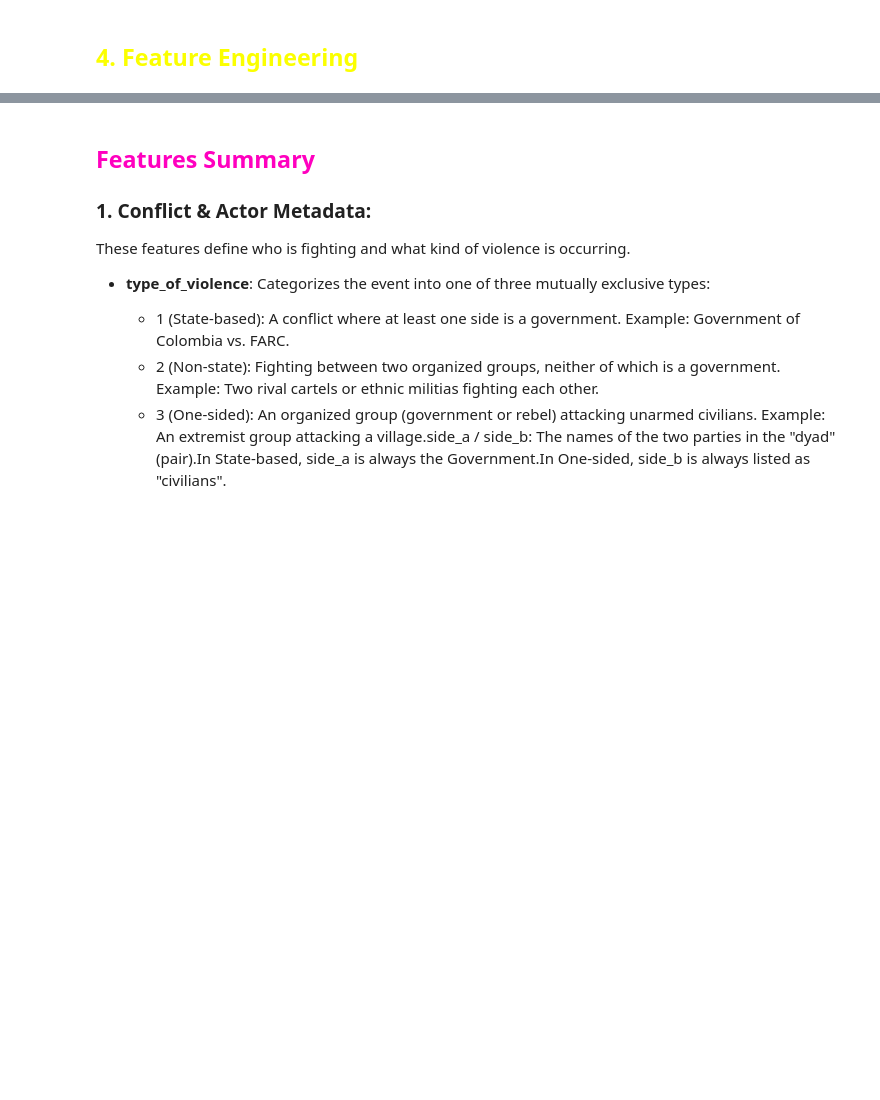
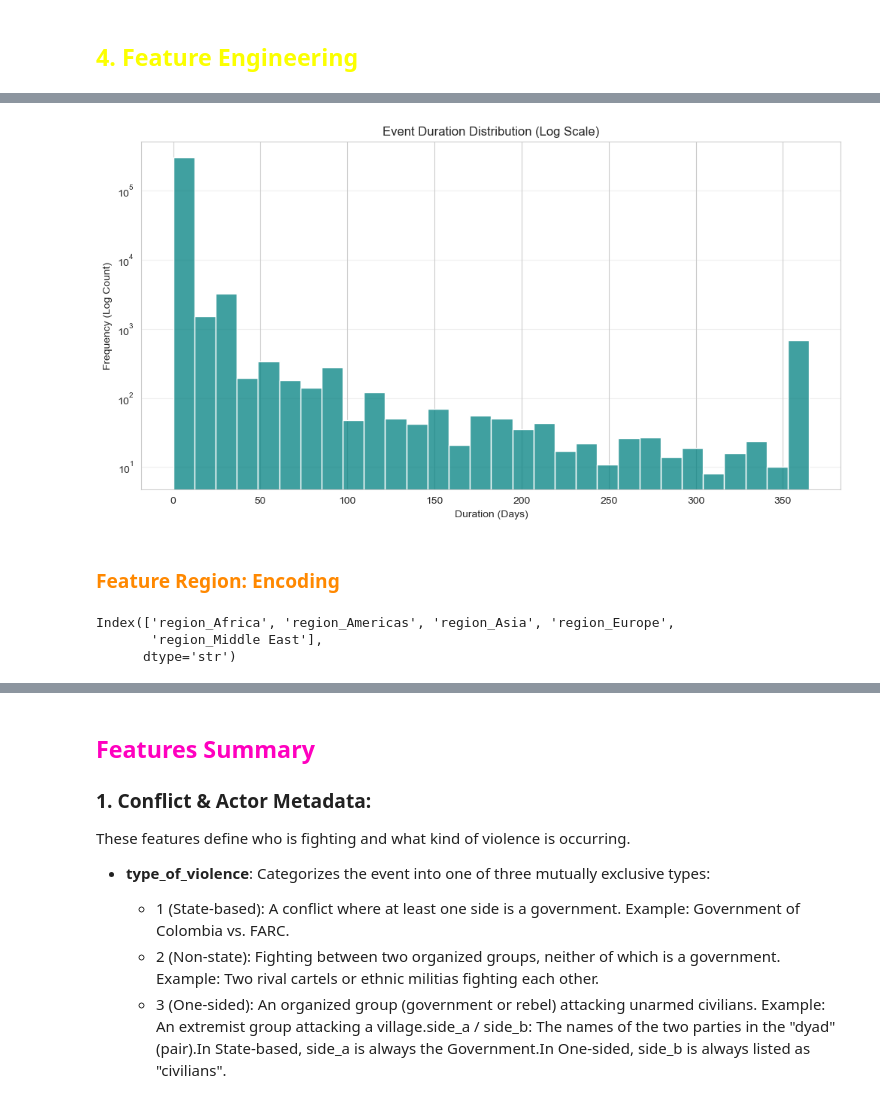
Before and after one commit to Lourdes-Tolotto/CEIA_Analisis_de_datos, a Jupyter notebook: Ejercicios/Ejercicios Grupales/Ejercicio Grupal 2.ipynb, the cells around one changed output, grey strips where cells are left out. Saved outputs shown, nothing was run; the diff lists cells and outputs as text; code cells hidden in the pictures; blank space fills up the shorter version.

```diff
--- a/Ejercicios/Ejercicios Grupales/Ejercicio Grupal 2.ipynb
+++ b/Ejercicios/Ejercicios Grupales/Ejercicio Grupal 2.ipynb
@@ -1223,0 +1237,25 @@ plt.show()
+# %%
+df_train4 = df_train3.copy()
+
+# We need to convert date_start and date_end to datetime first
+df_train4['date_start'] = pd.to_datetime(df_train['date_start'], errors='coerce')
+df_train4['date_end'] = pd.to_datetime(df_train['date_end'], errors='coerce')
+
+# Event Duration: date_end - date_start
+df_train4['event_duration'] = (df_train4['date_end'] - df_train4['date_start']).dt.days
+
+# Bool feature for precise location (where_prec)
+# We consider 1 and 2 as precise based on the codebook
+df_train4['is_precise_location'] = df_train['where_prec'].isin([1, 2]).astype(int)
+
+# Temporal features based on date_start
+# We extract the month to capture potential seasonal patterns in conflict intensity or reporting
+df_train4['event_month'] = df_train4['date_start'].dt.month
+
+# Temporal features based on date_prec
+# We consider date_prec of 1 as exact date, and others as not exact
+df_train4['is_exact_date'] = (df_train['date_prec'] == 1).astype(int)
+
+# Summary statistics for event duration
+print("Summary statistics for event duration:")
+print(df_train4['event_duration'].describe())
@@ -1223,0 +1273,25 @@ plt.show()
+# %%
+plt.figure(figsize=(12, 6))
+
+# Histogram of event duration
+sns.histplot(df_train4['event_duration'], bins=30, kde=False, color='teal')
+plt.yscale('log')
+plt.title('Event Duration Distribution (Log Scale)')
+plt.xlabel('Duration (Days)')
+plt.ylabel('Frequency (Log Count)')
+plt.grid(axis='y', alpha=0.3)
+
+plt.show()
+# %% [output]
+[figure, added]
+# %% [markdown]
+###  <font color="#ff8800"> Feature Region: Encoding </font>
+# %%
+# One-hot encode region
+region_dummies = pd.get_dummies(df_train['region'], prefix='region', dtype=int)
+
+print(region_dummies.columns)
+# %% [output]
+Index(['region_Africa', 'region_Americas', 'region_Asia', 'region_Europe',
+       'region_Middle East'],
+      dtype='str')
```
Also changed, not shown: parts of 55 cells of this notebook.
